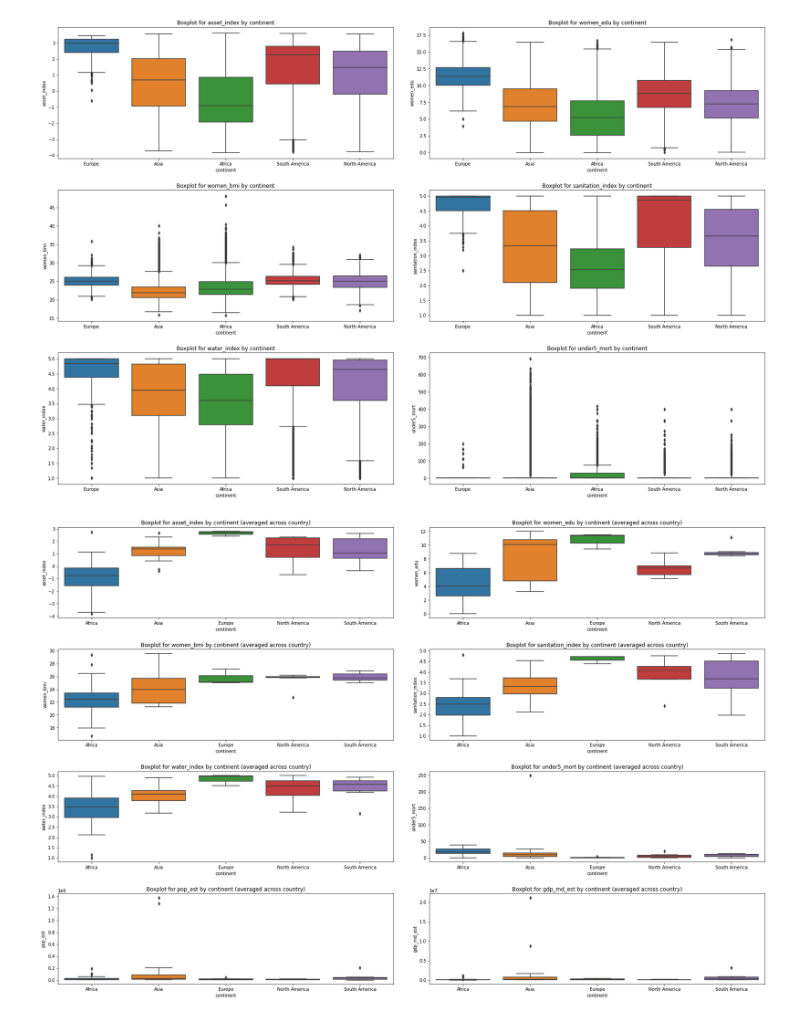
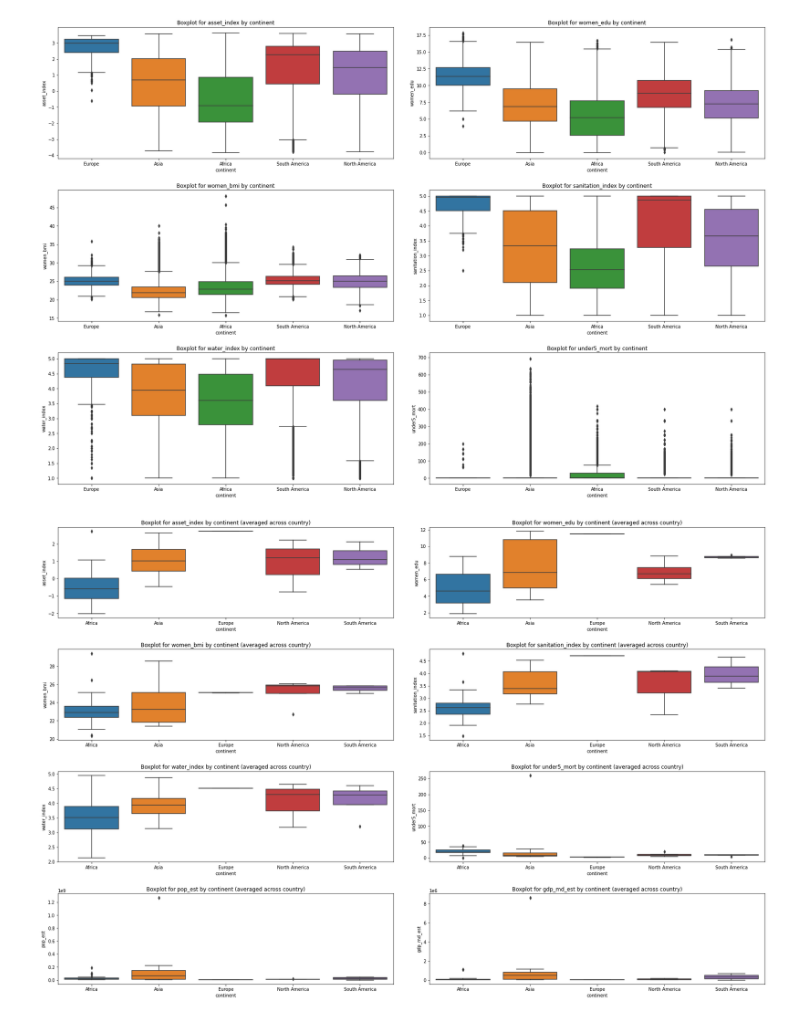
Before and after one commit to caravanuden/sdg-text, a Jupyter notebook: notebooks/eda.ipynb, the cells around one changed output. Cells and saved outputs as stored; diff of their text form; code cells hidden in the pictures.

```diff
--- a/notebooks/eda.ipynb
+++ b/notebooks/eda.ipynb
@@ -465,5 +517,5 @@ for i, country in enumerate(top_n_countries):
 # %%
-gdf[f'in_top_{n}_surveyed_countries'] = gdf.country.isin(top_n_countries)
+gdf[f'in_top_{n}_surveyed_countries'] = gdf.cname.isin(top_n_countries)
 # %%
 fig, axs = plt.subplots(3, 2, figsize=(12,16))
 plt.tight_layout(pad=5.0)
@@ -487,7 +539,7 @@ for i, feature in enumerate(features):
 # %% [output]
 [figure]
 # %%
-top_countries_normalized = gdf[['country', 'pop_est']].merge(gdf.dropna().groupby('country').size().reset_index(), on='country').drop_duplicates('country')
+top_countries_normalized = gdf[['cname', 'pop_est']].merge(gdf.dropna().groupby('cname').size().reset_index(), on='cname').drop_duplicates('cname')
 top_countries_normalized['normalized_size'] = top_countries_normalized[0] / top_countries_normalized['pop_est']
 top_n_countries_normalized = top_countries_normalized.sort_values(by='normalized_size', ascending=False)[:n]
 top_n_countries_normalized.head(n)
@@ -510,7 +562,7 @@ np.sum(top_n_countries_normalized.reset_index()[0]) / gdf.shape[0]
 # %%
-top_n_countries_normalized = list(top_n_countries_normalized['country'])
+top_n_countries_normalized = list(top_n_countries_normalized['cname'])
 # %%
-gdf[f'in_top_{n}_surveyed_countries_normalized'] = gdf.country.isin(top_n_countries_normalized)
+gdf[f'in_top_{n}_surveyed_countries_normalized'] = gdf.cname.isin(top_n_countries_normalized)
 # %%
 fig, axs = plt.subplots(3, 2, figsize=(12,16))
 plt.tight_layout(pad=5.0)
@@ -569,16 +621,16 @@ for i, feature in enumerate(features):
 # %%
 country_level_features = features + ['pop_est', 'gdp_md_est']
 
 fig, axs = plt.subplots(4, 2, figsize=(24,16))
 plt.tight_layout(pad=5.0)
 axs = axs.flatten()
 
 for i, feature in enumerate(country_level_features):
     ax = axs[i]
     ax.set_title(f'Boxplot for {feature} by continent (averaged across country)')
-    sns.boxplot(data=gdf.groupby(['continent', 'country']).mean().reset_index(), x='continent', y=feature, ax=ax)
+    sns.boxplot(data=gdf.groupby(['continent', 'cname']).mean().reset_index(), x='continent', y=feature, ax=ax)
 # %% [output]
-[figure, old version]
+[figure, new version]
 # %%
 for continent in continents:
     plt.figure()
```
Also changed, not shown: parts of 51 cells of this notebook.
